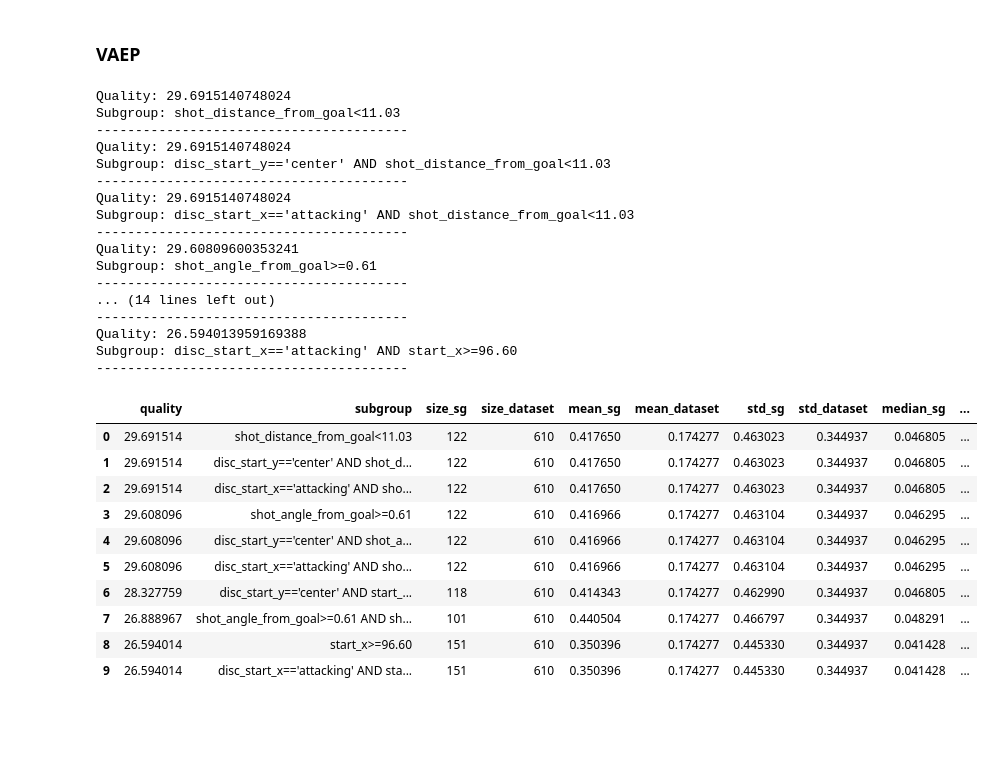
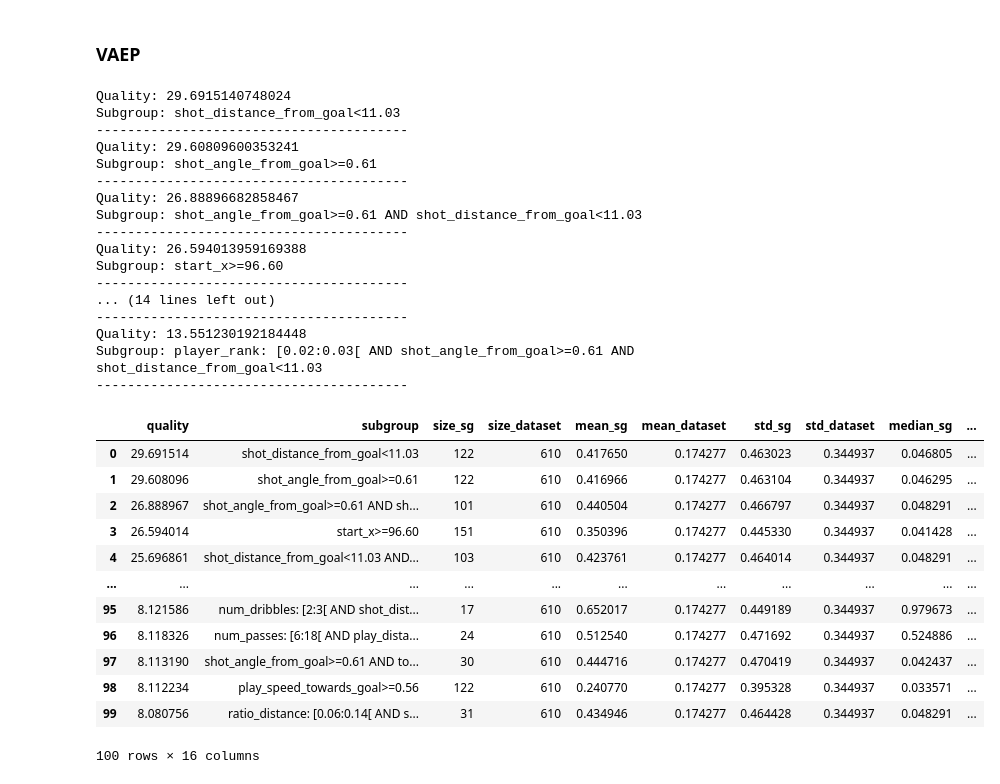
Before and after one commit to lframosferreira/projeto-ad, a Jupyter notebook: notebooks/subgroup_discovery_analysis.ipynb, the cells around one changed output. Drawn from its saved outputs; the diff is of its cells as text; code cells hidden in the pictures; blank space fills up the shorter version.

```diff
--- a/notebooks/subgroup_discovery_analysis.ipynb
+++ b/notebooks/subgroup_discovery_analysis.ipynb
@@ -1497,10 +1590,10 @@ target = ps.BinaryTarget('result_id', 1)
 search_space = ps.create_selectors(WB_shots_df_cp, ignore=['result_id'])
 
 # Configurar a tarefa de descoberta de subgrupos
-task = ps.SubgroupDiscoveryTask(WB_shots_df_cp, target, search_space, result_set_size=10, depth=3, qf=ps.WRAccQF())
+task = ps.SubgroupDiscoveryTask(WB_shots_df_cp, target, search_space, result_set_size=100, depth=3, qf=ps.WRAccQF())
 
 # Configurar e executar o Beam Search
-search_algorithm = ps.BeamSearch()
+search_algorithm = ps.BeamSearch(250)
 result = search_algorithm.execute(task)
 
 # Exibir os resultados
@@ -1570,6 +1671,8 @@ Total Coverage: 0.2621
 ### xG
 # %%
 MC_shots_df_cp = MC_shots_df.copy()
+MC_shots_df_cp.drop(["game_id", "period_id", "team_id", "player_id", "time_seconds", "result_id"], inplace=True, axis=1)
+
 X = MC_shots_df_cp[["bodypart_name", "shot_distance_from_goal", "shot_angle_from_goal"]]
 X["bodypart_name"] = X["bodypart_name"].apply(lambda val: 0 if val == "foot_right" else 1 if val == "foot_left" else 2)
 MC_shots_df_cp["xg"] = rfc.predict(X=X)
@@ -1579,10 +1682,10 @@ target = ps.BinaryTarget('xg', 1)
 search_space = ps.create_selectors(MC_shots_df_cp, ignore=['xg', 'result_id'])
 
 # Configurar a tarefa de descoberta de subgrupos
-task = ps.SubgroupDiscoveryTask(MC_shots_df_cp, target, search_space, result_set_size=10, depth=2, qf=ps.WRAccQF())
+task = ps.SubgroupDiscoveryTask(MC_shots_df_cp, target, search_space, result_set_size=100, depth=3, qf=ps.WRAccQF())
 
 # Configurar e executar o Beam Search
-search_algorithm = ps.BeamSearch()
+search_algorithm = ps.BeamSearch(250)
 result = search_algorithm.execute(task)
 
 # Exibir os resultados
@@ -1656,5 +1767,7 @@ Total Coverage: 0.2736
 # %%
 NC_shots_df_cp = NC_shots_df.copy()
+NC_shots_df_cp.drop(["game_id", "period_id", "team_id", "player_id", "time_seconds", "result_id"], inplace=True, axis=1)
+
 X = NC_shots_df_cp[["bodypart_name", "shot_distance_from_goal", "shot_angle_from_goal"]]
 X["bodypart_name"] = X["bodypart_name"].apply(lambda val: 0 if val == "foot_right" else 1 if val == "foot_left" else 2)
 NC_shots_df_cp["xg"] = rfc.predict(X=X)
@@ -1664,10 +1777,10 @@ target = ps.BinaryTarget('xg', 1)
 search_space = ps.create_selectors(NC_shots_df_cp, ignore=['xg', 'result_id'])
 
 # Configurar a tarefa de descoberta de subgrupos
-task = ps.SubgroupDiscoveryTask(NC_shots_df_cp, target, search_space, result_set_size=10, depth=2, qf=ps.WRAccQF())
+task = ps.SubgroupDiscoveryTask(NC_shots_df_cp, target, search_space, result_set_size=100, depth=3, qf=ps.WRAccQF())
 
 # Configurar e executar o Beam Search
-search_algorithm = ps.BeamSearch()
+search_algorithm = ps.BeamSearch(250)
 result = search_algorithm.execute(task)
 
 # Exibir os resultados
@@ -1741,5 +1862,7 @@ Total Coverage: 0.3220
 # %%
 WB_shots_df_cp = WB_shots_df.copy()
+WB_shots_df_cp.drop(["game_id", "period_id", "team_id", "player_id", "time_seconds", "result_id"], inplace=True, axis=1)
+
 X = WB_shots_df_cp[["bodypart_name", "shot_distance_from_goal", "shot_angle_from_goal"]]
 X["bodypart_name"] = X["bodypart_name"].apply(lambda val: 0 if val == "foot_right" else 1 if val == "foot_left" else 2)
 WB_shots_df_cp["xg"] = rfc.predict(X=X)
@@ -1749,10 +1872,10 @@ target = ps.BinaryTarget('xg', 1)
 search_space = ps.create_selectors(WB_shots_df_cp, ignore=['xg', 'result_id'])
 
 # Configurar a tarefa de descoberta de subgrupos
-task = ps.SubgroupDiscoveryTask(WB_shots_df_cp, target, search_space, result_set_size=10, depth=2, qf=ps.WRAccQF())
+task = ps.SubgroupDiscoveryTask(WB_shots_df_cp, target, search_space, result_set_size=100, depth=3, qf=ps.WRAccQF())
 
 # Configurar e executar o Beam Search
-search_algorithm = ps.BeamSearch()
+search_algorithm = ps.BeamSearch(250)
 result = search_algorithm.execute(task)
 
 # Exibir os resultados
@@ -1846,9 +1977,9 @@ target = ps.NumericTarget('Pscores')
 search_space = ps.create_selectors(MC_shots_df_cp, ignore=["Pscores", "Pconcedes", "offensive_value", "defensive_value", "vaep_value"])
 
 # Configurar a tarefa de descoberta de subgrupos
-task = ps.SubgroupDiscoveryTask(MC_shots_df_cp, target, search_space, result_set_size=10, depth=2, qf=ps.StandardQFNumeric(1.0))
+task = ps.SubgroupDiscoveryTask(MC_shots_df_cp, target, search_space, result_set_size=100, depth=3, qf=ps.StandardQFNumeric(1.0))
 # Configurar e executar o Beam Search
-search_algorithm = ps.BeamSearch()
+search_algorithm = ps.BeamSearch(250)
 
 result = search_algorithm.execute(task)
 
@@ -1857,50 +1988,52 @@ for sg_result in result.to_dataframe().head(10).itertuples(index=False):
     print(f"Quality: {sg_result.quality}")
     print(f"Subgroup: {sg_result.subgroup}")
     # print(f"Size of Subgroup: {sg_result.size_sg}")
     # print(f"Size of Dataset: {sg_result.size_dataset}")
     # print(f"Positives in Subgroup: {sg_result.positives_sg}")
     # print(f"Positives in Dataset: {sg_result.positives_dataset}")
     # print(f"Size of Complement: {sg_result.size_complement}")
     # print(f"Relative Size of Subgroup: {sg_result.relative_size_sg}")
     # print(f"Relative Size of Complement: {sg_result.relative_size_complement}")
     # print(f"Coverage of Subgroup: {sg_result.coverage_sg}")
     # print(f"Coverage of Complement: {sg_result.coverage_complement}")
     # print(f"Target Share in Subgroup: {sg_result.target_share_sg}")
     # print(f"Target Share in Complement: {sg_result.target_share_complement}")
     # print(f"Target Share in Dataset: {sg_result.target_share_dataset}")
     # print(f"Lift: {sg_result.lift}")
     print("-" * 40)
 
 result.to_dataframe()
 # %% [output]
 Quality: 29.6915140748024
 Subgroup: shot_distance_from_goal<11.03
-----------------------------------------
-Quality: 29.6915140748024
-Subgroup: disc_start_y=='center' AND shot_distance_from_goal<11.03
-----------------------------------------
-Quality: 29.6915140748024
-Subgroup: disc_start_x=='attacking' AND shot_distance_from_goal<11.03
 ----------------------------------------
 Quality: 29.60809600353241
 Subgroup: shot_angle_from_goal>=0.61
 ----------------------------------------
+Quality: 26.88896682858467
+Subgroup: shot_angle_from_goal>=0.61 AND shot_distance_from_goal<11.03
+----------------------------------------
+Quality: 26.594013959169388
+Subgroup: start_x>=96.60
+----------------------------------------
 ... (14 lines left out)
 ----------------------------------------
-Quality: 26.594013959169388
-Subgroup: disc_start_x=='attacking' AND start_x>=96.60
+Quality: 13.551230192184448
+Subgroup: player_rank: [0.02:0.03[ AND shot_angle_from_goal>=0.61 AND shot_distance_from_goal<11.03
 ----------------------------------------
 |  | quality | subgroup | size_sg | size_dataset | mean_sg | mean_dataset | std_sg | std_dataset | median_sg | ... |
 | 0 | 29.691514 | shot_distance_from_goal<11.03 | 122 | 610 | 0.417650 | 0.174277 | 0.463023 | 0.344937 | 0.046805 | ... |
-| 1 | 29.691514 | disc_start_y=='center' AND shot_d... | 122 | 610 | 0.417650 | 0.174277 | 0.463023 | 0.344937 | 0.046805 | ... |
-| 2 | 29.691514 | disc_start_x=='attacking' AND sho... | 122 | 610 | 0.417650 | 0.174277 | 0.463023 | 0.344937 | 0.046805 | ... |
-| 3 | 29.608096 | shot_angle_from_goal>=0.61 | 122 | 610 | 0.416966 | 0.174277 | 0.463104 | 0.344937 | 0.046295 | ... |
-| 4 | 29.608096 | disc_start_y=='center' AND shot_a... | 122 | 610 | 0.416966 | 0.174277 | 0.463104 | 0.344937 | 0.046295 | ... |
-| 5 | 29.608096 | disc_start_x=='attacking' AND sho... | 122 | 610 | 0.416966 | 0.174277 | 0.463104 | 0.344937 | 0.046295 | ... |
-| 6 | 28.327759 | disc_start_y=='center' AND start_... | 118 | 610 | 0.414343 | 0.174277 | 0.462990 | 0.344937 | 0.046805 | ... |
-| 7 | 26.888967 | shot_angle_from_goal>=0.61 AND sh... | 101 | 610 | 0.440504 | 0.174277 | 0.466797 | 0.344937 | 0.048291 | ... |
-| 8 | 26.594014 | start_x>=96.60 | 151 | 610 | 0.350396 | 0.174277 | 0.445330 | 0.344937 | 0.041428 | ... |
-| 9 | 26.594014 | disc_start_x=='attacking' AND sta... | 151 | 610 | 0.350396 | 0.174277 | 0.445330 | 0.344937 | 0.041428 | ... |
+| 1 | 29.608096 | shot_angle_from_goal>=0.61 | 122 | 610 | 0.416966 | 0.174277 | 0.463104 | 0.344937 | 0.046295 | ... |
+| 2 | 26.888967 | shot_angle_from_goal>=0.61 AND sh... | 101 | 610 | 0.440504 | 0.174277 | 0.466797 | 0.344937 | 0.048291 | ... |
+| 3 | 26.594014 | start_x>=96.60 | 151 | 610 | 0.350396 | 0.174277 | 0.445330 | 0.344937 | 0.041428 | ... |
+| 4 | 25.696861 | shot_distance_from_goal<11.03 AND... | 103 | 610 | 0.423761 | 0.174277 | 0.464014 | 0.344937 | 0.048291 | ... |
+| ... | ... | ... | ... | ... | ... | ... | ... | ... | ... | ... |
+| 95 | 8.121586 | num_dribbles: [2:3[ AND shot_dist... | 17 | 610 | 0.652017 | 0.174277 | 0.449189 | 0.344937 | 0.979673 | ... |
+| 96 | 8.118326 | num_passes: [6:18[ AND play_dista... | 24 | 610 | 0.512540 | 0.174277 | 0.471692 | 0.344937 | 0.524886 | ... |
+| 97 | 8.113190 | shot_angle_from_goal>=0.61 AND to... | 30 | 610 | 0.444716 | 0.174277 | 0.470419 | 0.344937 | 0.042437 | ... |
+| 98 | 8.112234 | play_speed_towards_goal>=0.56 | 122 | 610 | 0.240770 | 0.174277 | 0.395328 | 0.344937 | 0.033571 | ... |
+| 99 | 8.080756 | ratio_distance: [0.06:0.14[ AND s... | 31 | 610 | 0.434946 | 0.174277 | 0.464428 | 0.344937 | 0.048291 | ... |
+100 rows × 16 columns
 # %%
 show_coverage(result, MC_shots_df_cp)
 # %% [output]
```
Also changed, not shown: parts of 42 cells of this notebook, 2 other files.
